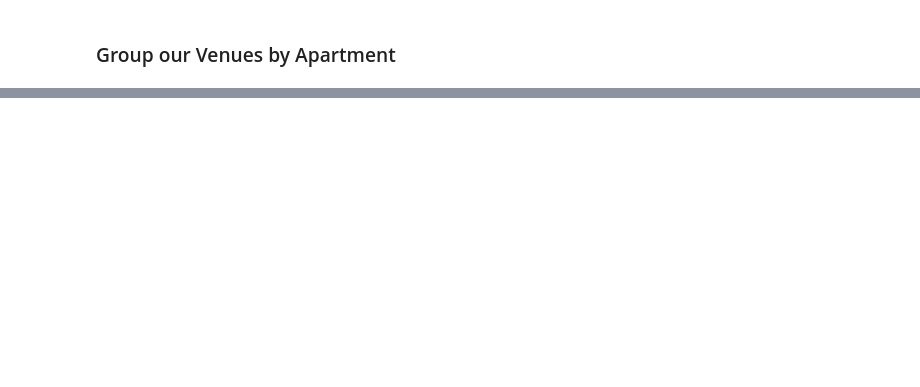
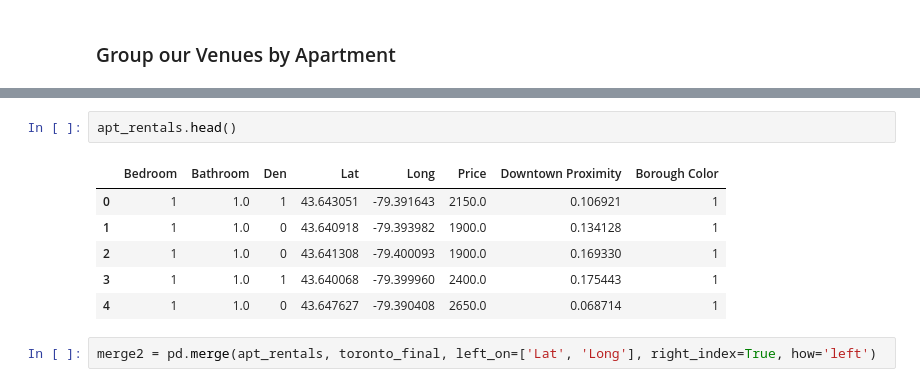
Before and after one commit to 1212-qwas/Coursera-Capstone, a Jupyter notebook: Capstone Project Part II.ipynb, the cells around one changed output, grey strips where cells are left out. Saved outputs shown, nothing was run; the diff lists cells and outputs as text; blank space fills up the shorter version.

```diff
--- a/Capstone Project Part II.ipynb
+++ b/Capstone Project Part II.ipynb
@@ -309,0 +345,11 @@ toronto_merge.to_csv('venues_merge.csv')
+# %%
+apt_rentals.head()
+# %% [output]
+|  | Bedroom | Bathroom | Den | Lat | Long | Price | Downtown Proximity | Borough Color |
+| 0 | 1 | 1.0 | 1 | 43.643051 | -79.391643 | 2150.0 | 0.106921 | 1 |
+| 1 | 1 | 1.0 | 0 | 43.640918 | -79.393982 | 1900.0 | 0.134128 | 1 |
+| 2 | 1 | 1.0 | 0 | 43.641308 | -79.400093 | 1900.0 | 0.169330 | 1 |
+| 3 | 1 | 1.0 | 1 | 43.640068 | -79.399960 | 2400.0 | 0.175443 | 1 |
+| 4 | 1 | 1.0 | 0 | 43.647627 | -79.390408 | 2650.0 | 0.068714 | 1 |
+# %%
+merge2 = pd.merge(apt_rentals, toronto_final, left_on=['Lat', 'Long'], right_index=True, how='left')
```
Also changed, not shown: parts of 13 cells of this notebook, 1 other file.
